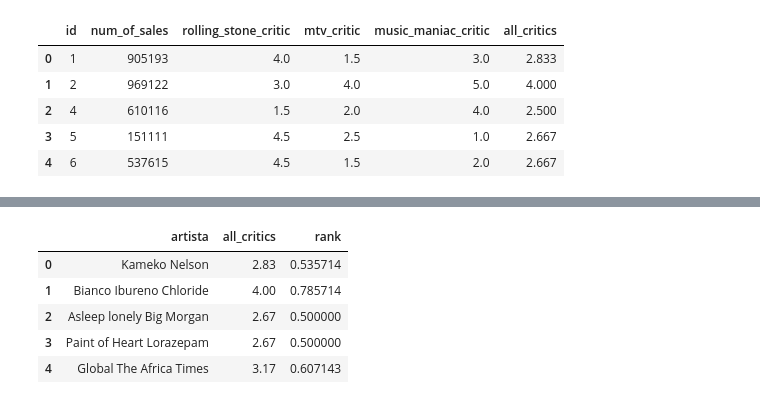
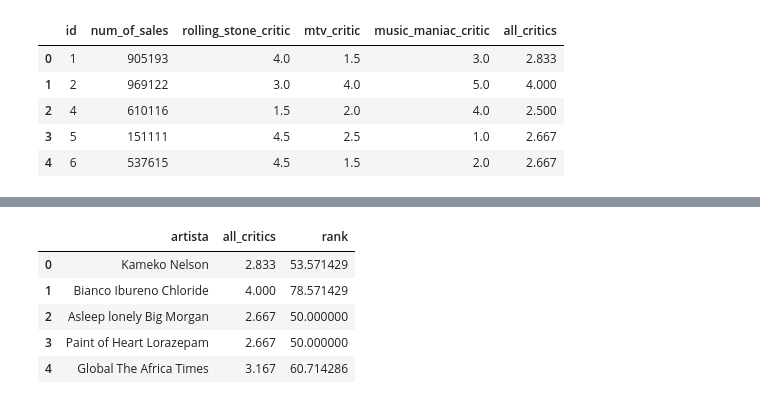
Before and after one commit to BrunoWLP/Analise_Descritiva-Gravadora_Musica, a Jupyter notebook: analise_descritiva_gravadora.ipynb, the cells around one changed output, grey strips where cells are left out. Cells and saved outputs as stored; diff of their text form; code cells hidden in the pictures.

```diff
--- a/analise_descritiva_gravadora.ipynb
+++ b/analise_descritiva_gravadora.ipynb
@@ -14,8 +14,8 @@ Mãos à obra!
 import pandas as pd
 import numpy as np
 
-artists_df = pd.read_csv('artists.csv')
-albums_df = pd.read_csv('albums.csv')
+artists_df = pd.read_csv('https://raw.githubusercontent.com/BrunoWLP/Analise_Descritiva-Gravadora_Musica/main/data/artists.csv')
+albums_df = pd.read_csv('https://raw.githubusercontent.com/BrunoWLP/Analise_Descritiva-Gravadora_Musica/main/data/albums.csv')
 # %%
 artists_df.head(1)
 # %% [output]
@@ -384,14 +373,14 @@ df_m['artista'] = df_m['art_name'].fillna(df_m['real_name'])
 # %%
 # encontrar os 20% piores de acordo com all critics
 
-df_m['rank'] = df_m['all_critics'].rank(method='dense', pct=True)
+df_m['rank'] = 100 * df_m['all_critics'].rank(method='dense', pct=True)
 df_m[['artista', 'all_critics', 'rank']].head()
 # %% [output]
 |  | artista | all_critics | rank |
-| 0 | Kameko Nelson | 2.83 | 0.535714 |
-| 1 | Bianco Ibureno Chloride | 4.00 | 0.785714 |
-| 2 | Asleep lonely Big Morgan | 2.67 | 0.500000 |
-| 3 | Paint of Heart Lorazepam | 2.67 | 0.500000 |
-| 4 | Global The Africa Times | 3.17 | 0.607143 |
+| 0 | Kameko Nelson | 2.833 | 53.571429 |
+| 1 | Bianco Ibureno Chloride | 4.000 | 78.571429 |
+| 2 | Asleep lonely Big Morgan | 2.667 | 50.000000 |
+| 3 | Paint of Heart Lorazepam | 2.667 | 50.000000 |
+| 4 | Global The Africa Times | 3.167 | 60.714286 |
 # %%
 # Quantos dinheiros os 20% piores arrecadaram
```
Also changed, not shown: parts of 4 cells of this notebook.
